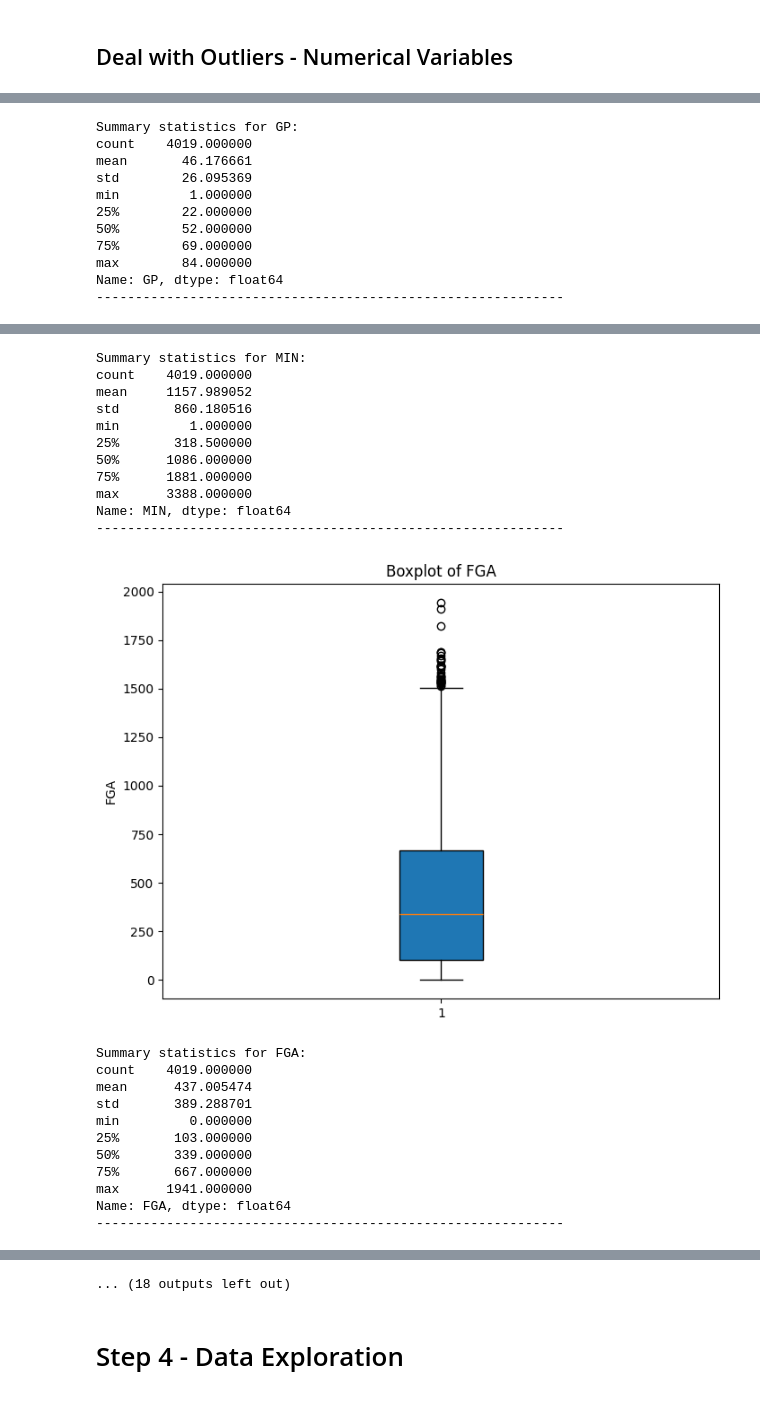
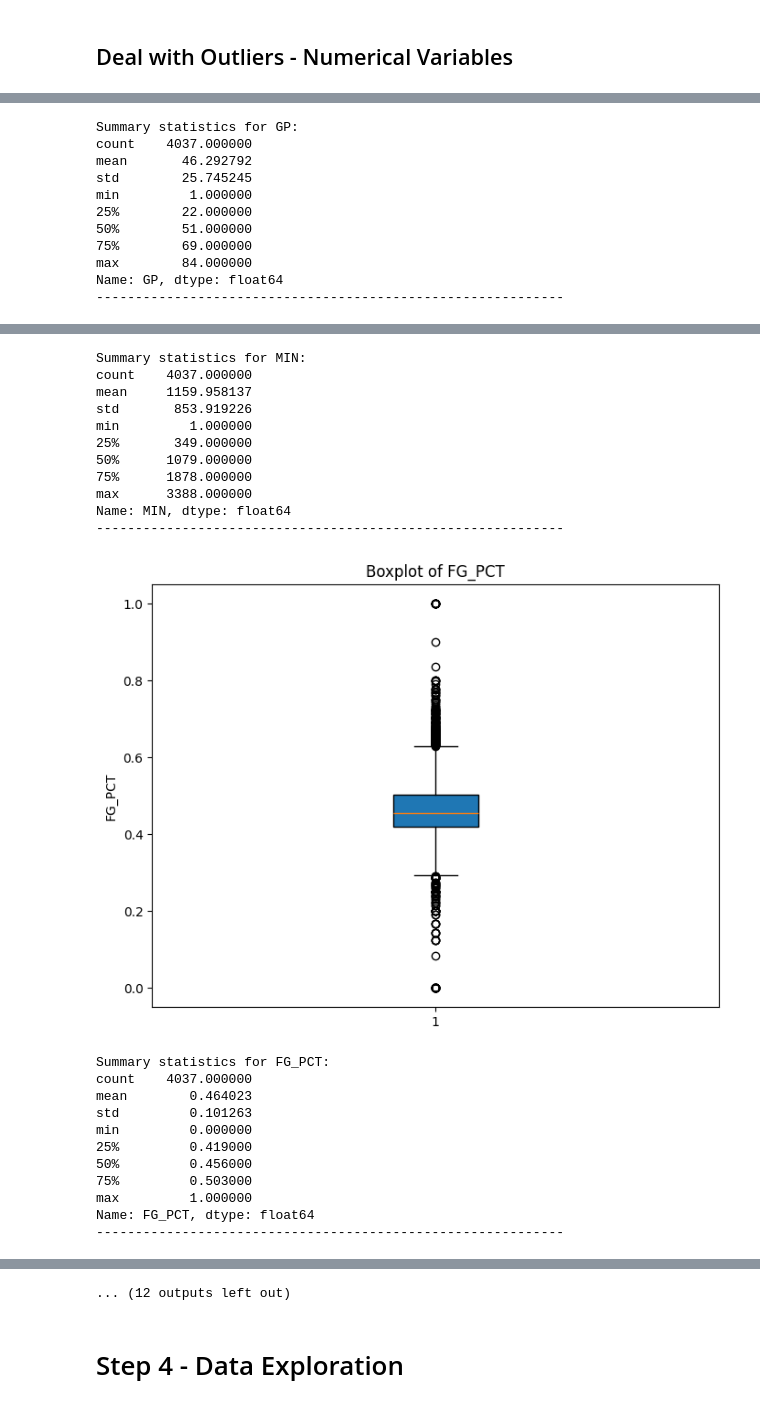
Before and after one commit to HenriqueJoanoni/data-science-ca2, a Jupyter notebook: nba_data_mining.ipynb, the cells around one changed output, grey strips where cells are left out. Drawn from its saved outputs; the diff is of its cells as text; code cells hidden in the pictures.

```diff
--- a/nba_data_mining.ipynb
+++ b/nba_data_mining.ipynb
@@ -228,10 +228,10 @@ max     229.000000   254.000000   464.000000   292.000000  2818.000000
 ### Manipulate Columns
 # %%
 # drop columns that are do not help with predictions
-data.drop(["PLAYER_ID", "PLAYER_NAME", "TEAM_ID", "LEAGUE_ID", "TEAM_ABBREVIATION", "SEASON_ID"], axis=1, inplace=True)
+data.drop(["PLAYER_ID", "PLAYER_NAME", "TEAM_ABBREVIATION", "SEASON_ID", "LEAGUE_ID"], axis=1, inplace=True)
 
 # Drop values that can be dervived from others or are highly correlated
-data.drop(["FGM", "FG3M", "FTM", "GS", "OREB", "DREB"], axis=1, inplace=True)
+data.drop(["FGM", "FG3M", "FTM", "GS", "OREB", "DREB","FGA", "FTA", "TOV", ], axis=1, inplace=True)
 
 print(data.info())
 # %% [output]
@@ -282,7 +280,7 @@ dtype: int64
 # %%
 # list of variables
 vars = [
-    "PLAYER_AGE", "GP", "MIN", "FGA", "FG_PCT", "FG3A", "FG3_PCT", "FTA", "FT_PCT", "REB", "AST", "STL", "BLK", "TOV", "PF"
+    "PLAYER_AGE", "GP", "MIN", "FG_PCT", "FG3A", "FG3_PCT", "FT_PCT", "REB", "AST", "STL", "BLK", "PF"
 ]
 
 # loop through variables and create a boxplot
@@ -314,10 +312,10 @@ Name: PLAYER_AGE, dtype: float64
 Summary statistics for GP:
-count    4019.000000
-mean       46.176661
-std        26.095369
+count    4037.000000
+mean       46.292792
+std        25.745245
 min         1.000000
 25%        22.000000
-50%        52.000000
+50%        51.000000
 75%        69.000000
 max        84.000000
 Name: GP, dtype: float64
@@ -326,23 +324,23 @@ Name: GP, dtype: float64
 Summary statistics for MIN:
-count    4019.000000
-mean     1157.989052
-std       860.180516
+count    4037.000000
+mean     1159.958137
+std       853.919226
 min         1.000000
-25%       318.500000
-50%      1086.000000
-75%      1881.000000
+25%       349.000000
+50%      1079.000000
+75%      1878.000000
 max      3388.000000
 Name: MIN, dtype: float64
 ------------------------------------------------------------
-[figure, old version]
+[figure, new version]
-Summary statistics for FGA:
-count    4019.000000
-mean      437.005474
-std       389.288701
+Summary statistics for FG_PCT:
+count    4037.000000
+mean        0.464023
+std         0.101263
 min         0.000000
-25%       103.000000
-50%       339.000000
-75%       667.000000
-max      1941.000000
-Name: FGA, dtype: float64
+25%         0.419000
+50%         0.456000
+75%         0.503000
+max         1.000000
+Name: FG_PCT, dtype: float64
 ------------------------------------------------------------
@@ -372,4 +370,4 @@ Name: FG3A, dtype: float64
 ------------------------------------------------------------
-... (18 outputs left out)
+... (12 outputs left out)
 # %% [markdown]
 # Step 4 - Data Exploration
```
Also changed, not shown: parts of 9 cells of this notebook, 1 other file.
